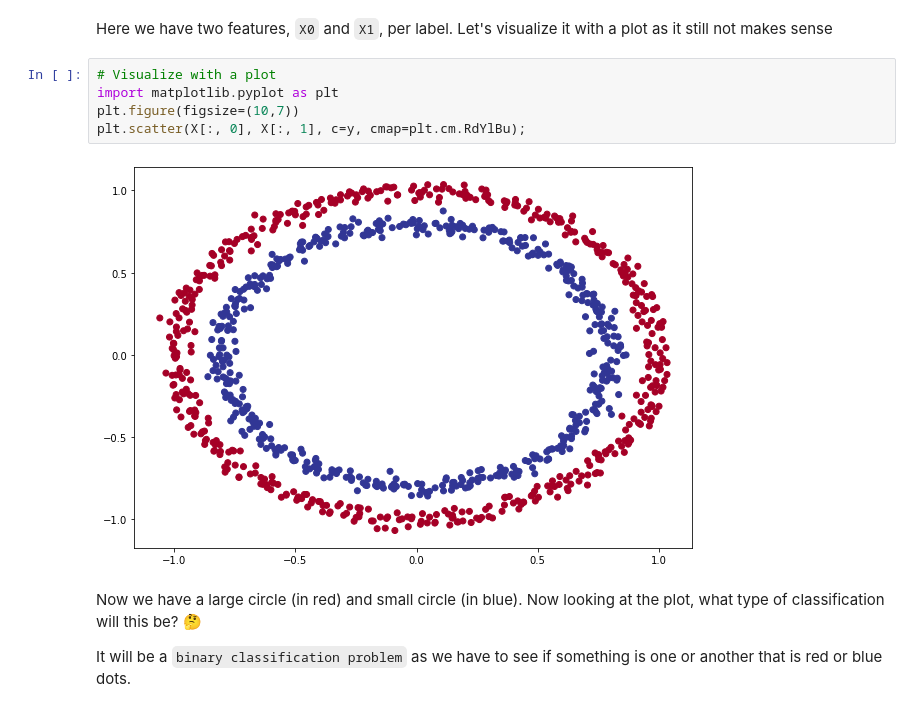
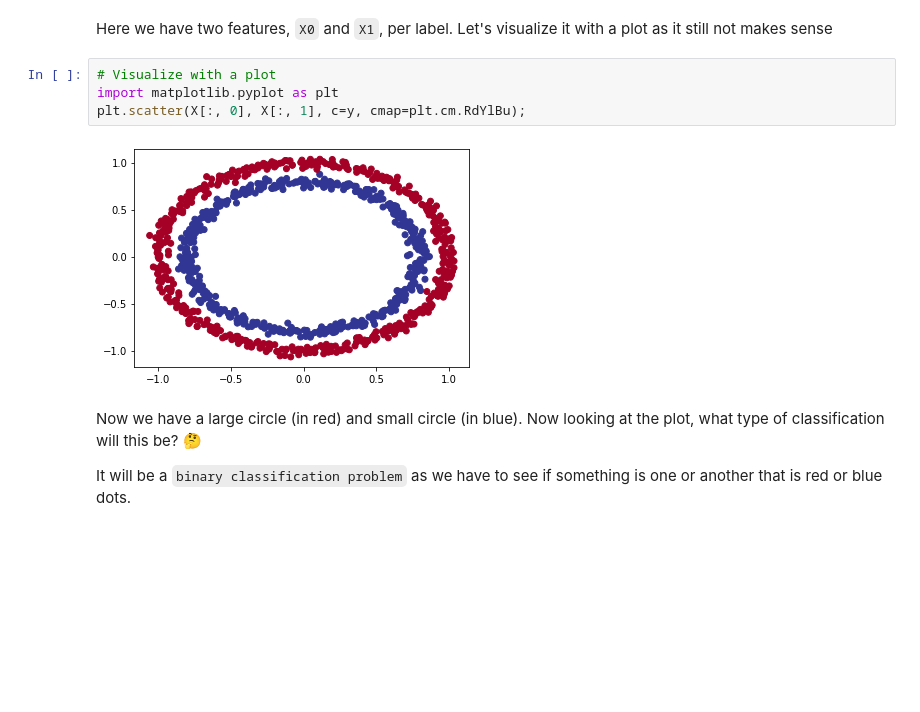
Before and after one commit to ShahZebYousafzai/Deep-Learning-Basics, a Jupyter notebook: 3_Neural_Network_Classification.ipynb, the cells around one changed output. Drawn from its saved outputs; the diff is of its cells as text; blank space fills up the shorter version.

```diff
--- a/3_Neural_Network_Classification.ipynb
+++ b/3_Neural_Network_Classification.ipynb
@@ -160,10 +160,9 @@ Here we have two features, `X0` and `X1`, per label. Let's visualize it with a p
 # %%
 # Visualize with a plot
 import matplotlib.pyplot as plt
-plt.figure(figsize=(10,7))
 plt.scatter(X[:, 0], X[:, 1], c=y, cmap=plt.cm.RdYlBu);
 # %% [output]
-[figure, old version]
+[figure, new version]
 # %% [markdown]
 Now we have a large circle (in red) and small circle (in blue). Now looking at the plot, what type of classification will this be? 🤔
 
```
Also changed, not shown: parts of 38 cells of this notebook.
